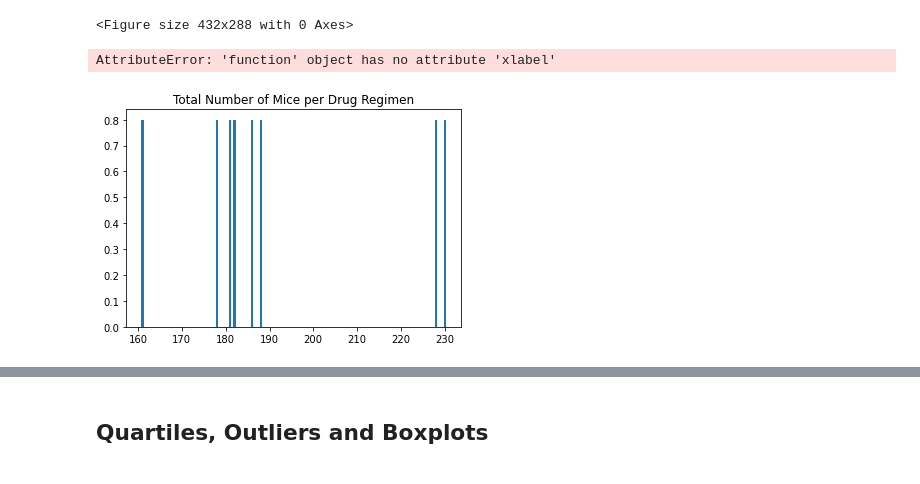
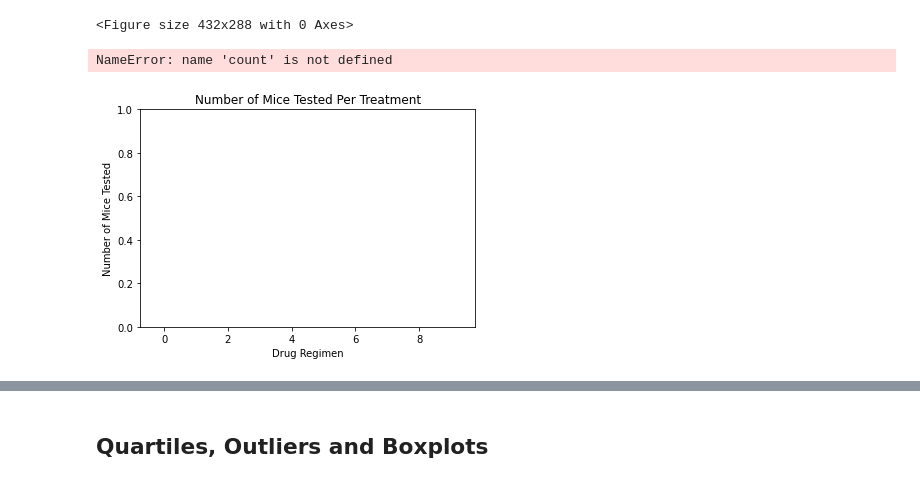
Before and after one commit to teresaflicek/matplotlib-challenge, a Jupyter notebook: Pymaceuticals/pymaceuticals_starter.ipynb, the cells around one changed output, grey strips where cells are left out. Drawn from its saved outputs; the diff is of its cells as text; code cells hidden in the pictures.

Commit message:
bar and pie chart progress

```diff
--- a/Pymaceuticals/pymaceuticals_starter.ipynb
+++ b/Pymaceuticals/pymaceuticals_starter.ipynb
@@ -163,20 +164,34 @@ plt.tight_layout()
 # %%
 # Generate a bar plot showing the total number of unique mice tested on each drug regimen using pyplot.
 drug_group = clean_df.groupby(['Drug Regimen']).count()["Mouse ID"]
 
+x_axis = np.arange(0, len(drug_group))
+tick_locations = []
+for x in x_axis:
+    tick_locations.append(x)
 
+plt.title("Number of Mice Tested Per Treatment")
+plt.xlabel("Drug Regimen")
+plt.ylabel("Number of Mice Tested")
+
+plt.xlim(-0.75, len(drug_group)-.25)
+plt.ylim(0, max(count) + 5)
+
+plt.bar(x_axis, mice, facecolor="red", alpha=0.75, align="center")
+plt.xticks(tick_locations, drug_group)
+plt.show()
 
 # Chart our data, give it a title, and label the axes
-plt.bar(drug_group, width=.5, height=0.8, align='center')
-plt.title("Total Number of Mice per Drug Regimen")
-plt.bar.xlabel("Drug Regimen")
-plt.bar.ylabel("Number of Mice")
+#plt.bar(drug_group, width=.5, height=0.8, align='center')
+#plt.title("Total Number of Mice per Drug Regimen")
+#plt.bar.xlabel("Drug Regimen")
+#plt.bar.ylabel("Number of Mice")
 
-plt.tight_layout()
-plt.show()
+#plt.tight_layout()
+#plt.show()
 # %% [output]
-AttributeError: 'function' object has no attribute 'xlabel'
+NameError: name 'count' is not defined
-[figure, old version]
+[figure, new version]
 # %%
 # Generate a pie plot showing the distribution of female versus male mice using pandas
 
```
Also changed, not shown: parts of 5 cells of this notebook.
